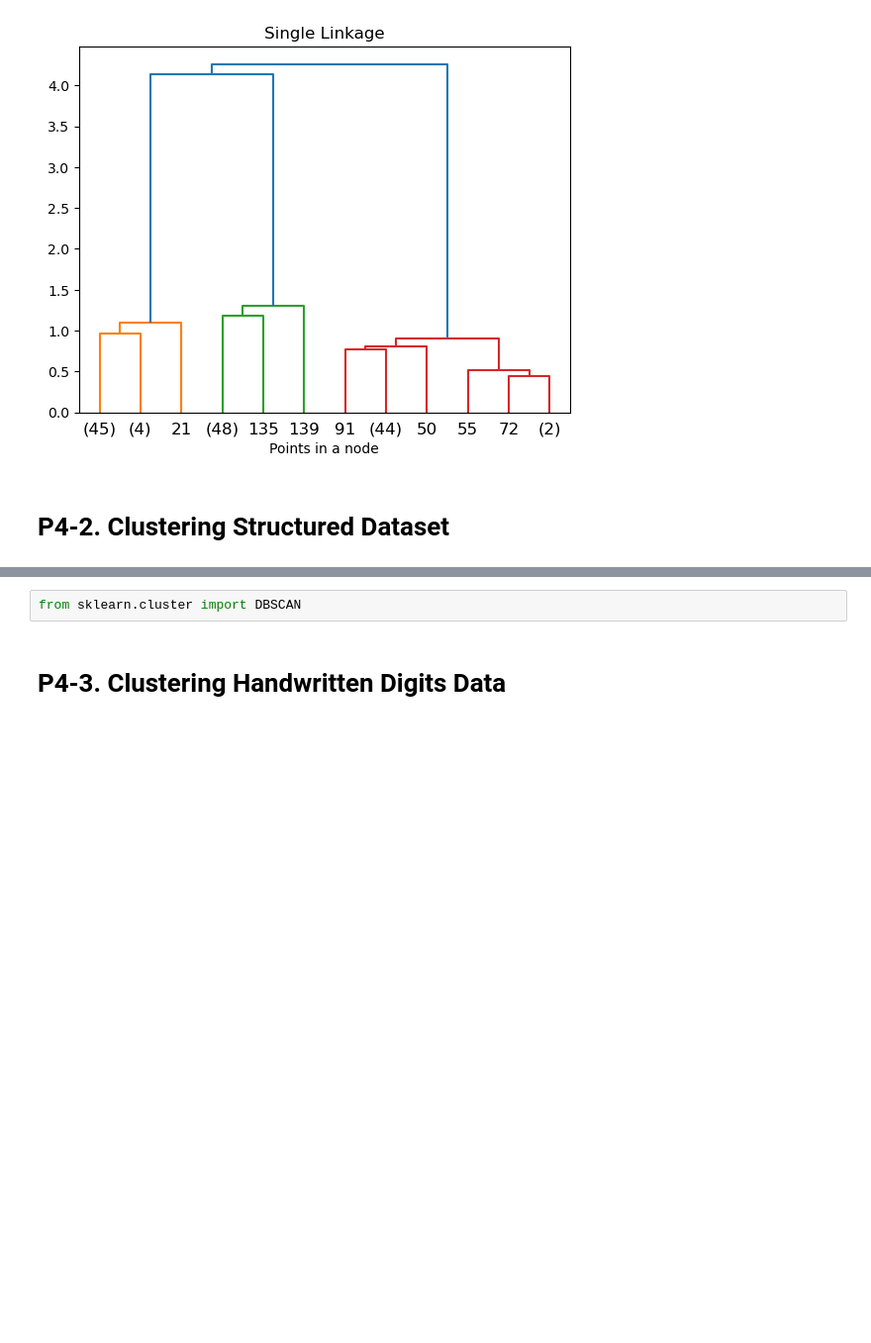
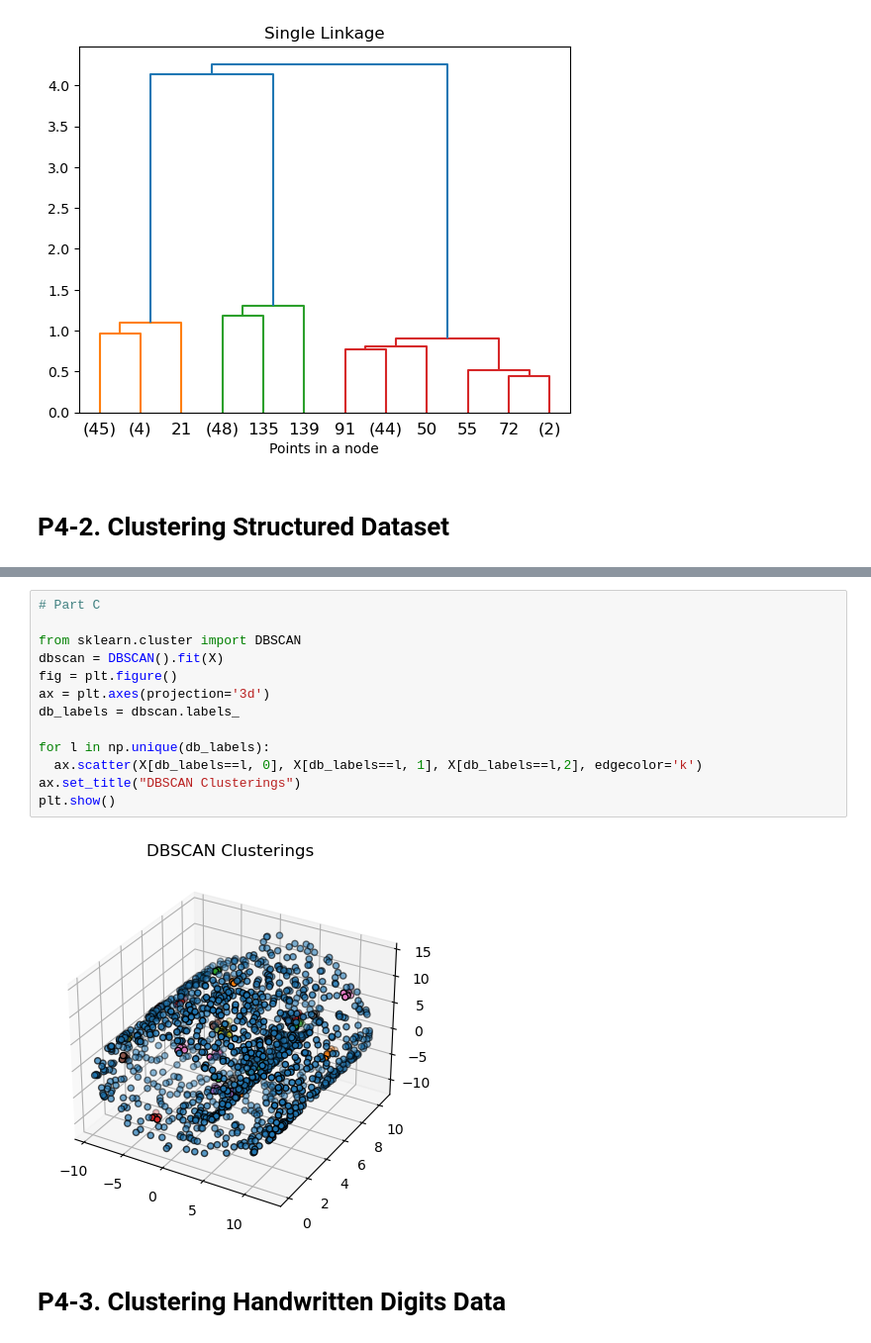
Before and after one commit to antoniolang1107/Clustering, a Jupyter notebook: Clustering.ipynb, the cells around one changed output, grey strips where cells are left out. Shown at 99% size. Drawn from its saved outputs; the diff is of its cells as text; blank space fills up the shorter version.

```diff
--- a/Clustering.ipynb
+++ b/Clustering.ipynb
@@ -103,5 +108,18 @@ TypeError: Axes3D.plot() missing 1 required positional argument: 'ys'
-# %%
-from sklearn.cluster import DBSCAN
+# %%
+# Part C
+
+from sklearn.cluster import DBSCAN
+dbscan = DBSCAN().fit(X)
+fig = plt.figure()
+ax = plt.axes(projection='3d')
+db_labels = dbscan.labels_
+
+for l in np.unique(db_labels):
+  ax.scatter(X[db_labels==l, 0], X[db_labels==l, 1], X[db_labels==l,2], edgecolor='k')
+ax.set_title("DBSCAN Clusterings")
+plt.show()
+# %% [output]
+[figure, added]
 # %% [markdown]
 # P4-3. Clustering Handwritten Digits Data
 # %%
```
Also changed, not shown: parts of 5 cells of this notebook.
